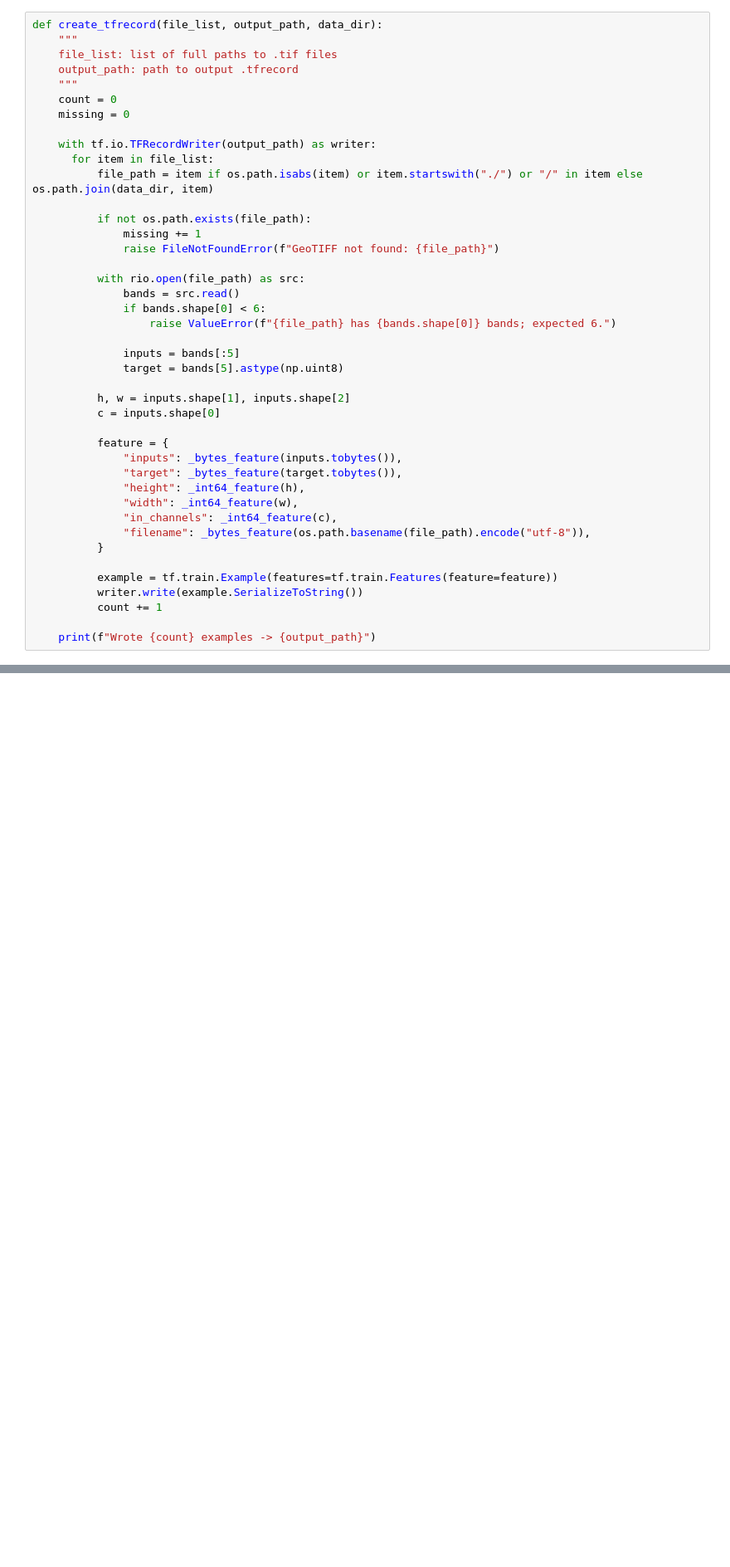
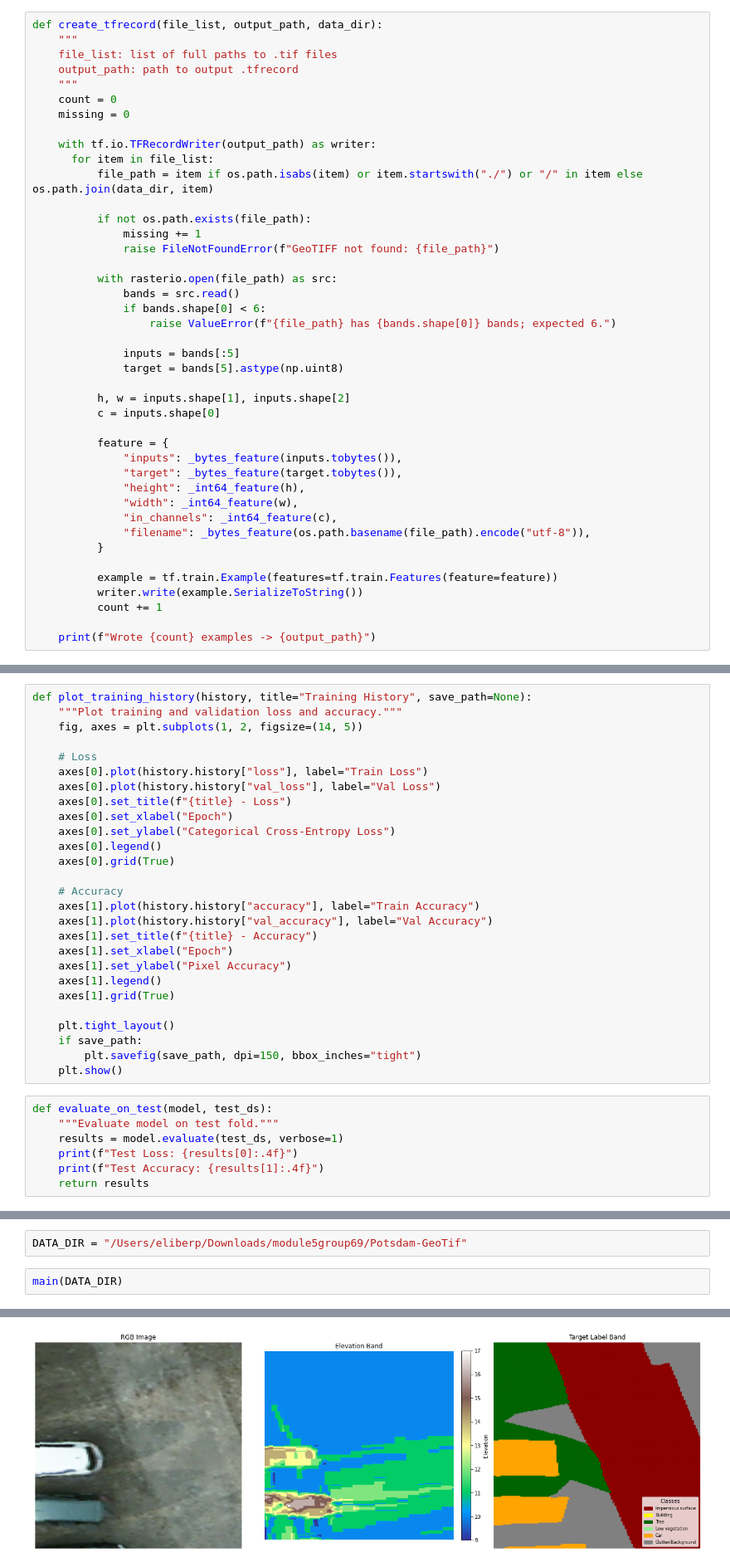
Before and after one commit to janaleong/DAT410, a Jupyter notebook: module5/module5group69.ipynb, the cells around one changed output, grey strips where cells are left out. Shown at 83% size. Cells and saved outputs as stored; diff of their text form; blank space fills up the shorter version.

```diff
--- a/module5/module5group69.ipynb
+++ b/module5/module5group69.ipynb
@@ -179,7 +154,7 @@ def create_tfrecord(file_list, output_path, data_dir):
               missing += 1
               raise FileNotFoundError(f"GeoTIFF not found: {file_path}")
 
-          with rio.open(file_path) as src:
+          with rasterio.open(file_path) as src:
               bands = src.read()
               if bands.shape[0] < 6:
                   raise ValueError(f"{file_path} has {bands.shape[0]} bands; expected 6.")
@@ -230,0 +388,34 @@ STEP 2
+# %%
+def plot_training_history(history, title="Training History", save_path=None):
+    """Plot training and validation loss and accuracy."""
+    fig, axes = plt.subplots(1, 2, figsize=(14, 5))
+
+    # Loss
+    axes[0].plot(history.history["loss"], label="Train Loss")
+    axes[0].plot(history.history["val_loss"], label="Val Loss")
+    axes[0].set_title(f"{title} - Loss")
+    axes[0].set_xlabel("Epoch")
+    axes[0].set_ylabel("Categorical Cross-Entropy Loss")
+    axes[0].legend()
+    axes[0].grid(True)
+
+    # Accuracy
+    axes[1].plot(history.history["accuracy"], label="Train Accuracy")
+    axes[1].plot(history.history["val_accuracy"], label="Val Accuracy")
+    axes[1].set_title(f"{title} - Accuracy")
+    axes[1].set_xlabel("Epoch")
+    axes[1].set_ylabel("Pixel Accuracy")
+    axes[1].legend()
+    axes[1].grid(True)
+
+    plt.tight_layout()
+    if save_path:
+        plt.savefig(save_path, dpi=150, bbox_inches="tight")
+    plt.show()
+# %%
+def evaluate_on_test(model, test_ds):
+    """Evaluate model on test fold."""
+    results = model.evaluate(test_ds, verbose=1)
+    print(f"Test Loss: {results[0]:.4f}")
+    print(f"Test Accuracy: {results[1]:.4f}")
+    return results
@@ -230,0 +614,5 @@ STEP 2
+# %%
+DATA_DIR = "/Users/eliberp/Downloads/module5group69/Potsdam-GeoTif"
+# %%
+main(DATA_DIR)
+# %% [output]
@@ -230,0 +639 @@ STEP 2
+[figure, added]
```
Also changed, not shown: parts of 34 cells of this notebook, 1 other file.
